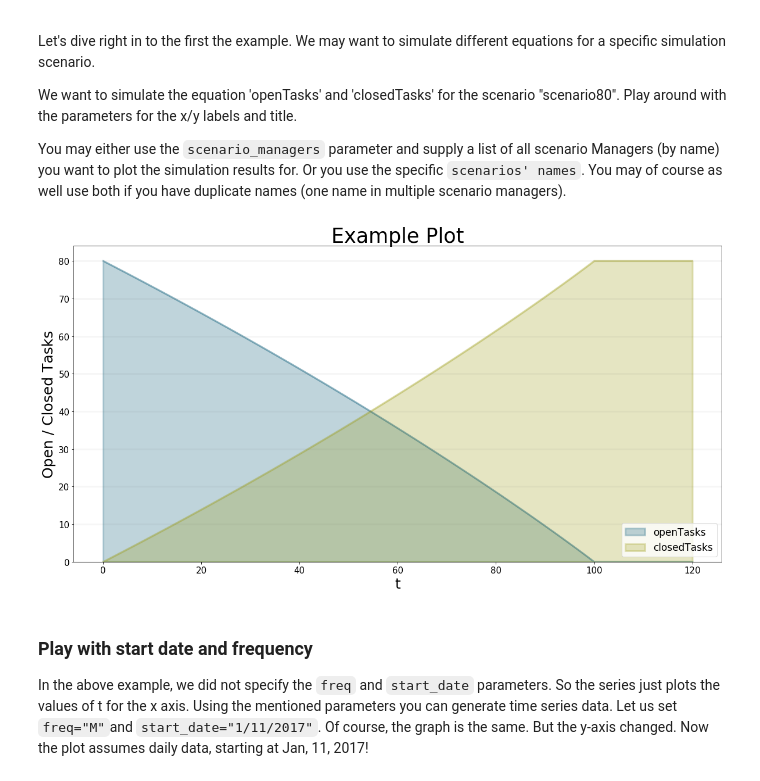
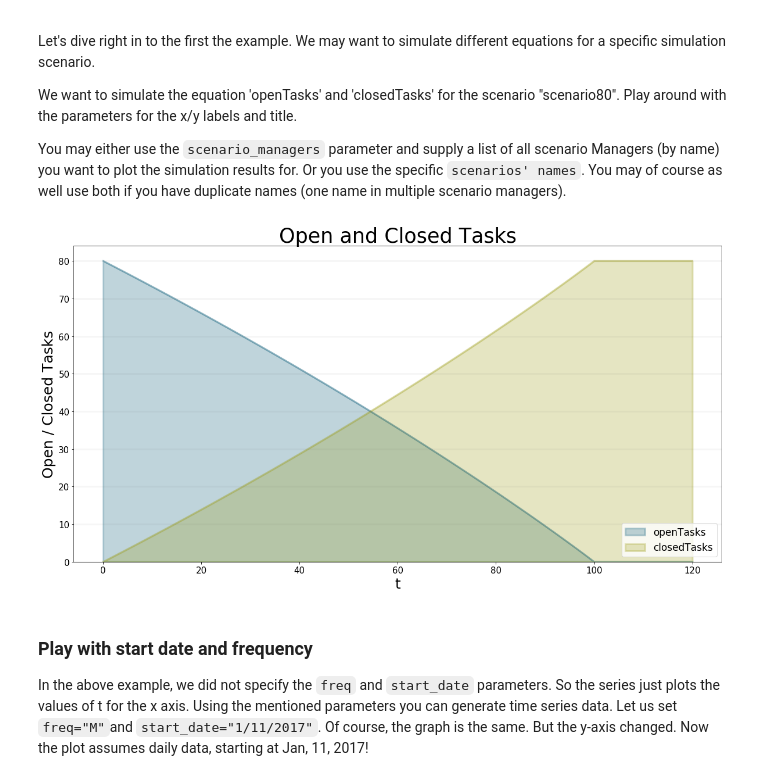
Before and after one commit to transentis/bptk_py_tutorial, a Jupyter notebook: bptk_py_in_depth.ipynb, the cells around one changed output. Drawn from its saved outputs; the diff is of its cells as text; code cells hidden in the pictures.

```diff
--- a/bptk_py_in_depth.ipynb
+++ b/bptk_py_in_depth.ipynb
@@ -162,17 +162,18 @@ We want to simulate the equation 'openTasks' and 'closedTasks' for the scenario
 
 You may either use the ``scenario_managers`` parameter and supply a list of all scenario Managers (by name) you want to plot the simulation results for. Or you use the specific ``scenarios' names``. You may of course as well use both if you have duplicate names (one name in multiple scenario managers).
 # %%
-
+from BPTK_Py.bptk import bptk
+bptk = bptk()
 bptk.plot_scenarios(
     scenario_managers=["smSimpleProjectManagement"],
     scenarios=["scenario80"],
     equations=['openTasks',"closedTasks"],
-    title="Example Plot",
+    title="Open and Closed Tasks",
     x_label="t",
     y_label="Open / Closed Tasks",
 )
 # %% [output]
-[figure, old version]
+[figure, new version]
 # %% [markdown]
 ### Play with start date and frequency
 In the above example, we did not specify the ``freq`` and ``start_date`` parameters. So the series just plots the values of t for the x axis. Using the mentioned parameters you can generate time series data. Let us set ``freq="M"``and ``start_date="1/11/2017"``.
```
Also changed, not shown: parts of 9 cells of this notebook, 1 other file.
